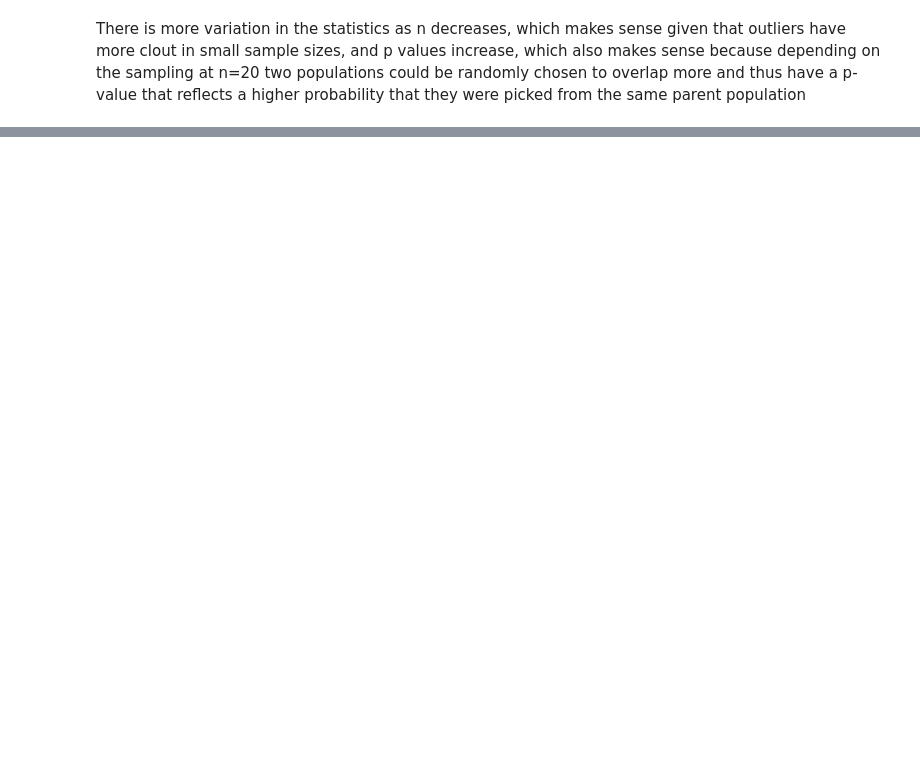
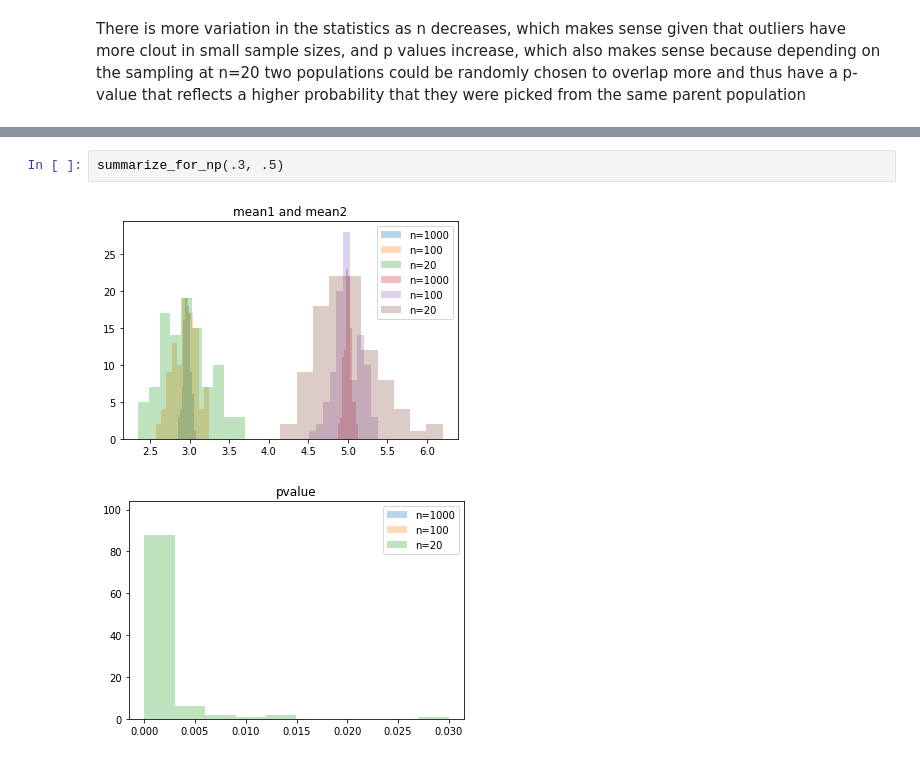
Before and after one commit to jordanplanders/Thinkful, a Jupyter notebook: Unit 3/3-3-7.ipynb, the cells around one changed output, grey strips where cells are left out. Drawn from its saved outputs; the diff is of its cells as text; blank space fills up the shorter version.

```diff
--- a/Unit 3/3-3-7.ipynb
+++ b/Unit 3/3-3-7.ipynb
@@ -166,0 +150,5 @@ print(t_stat)
+# %%
+summarize_for_np(.3, .5)
+# %% [output]
+[figure, added]
+[figure, added]
```
Also changed, not shown: parts of 21 cells of this notebook.
